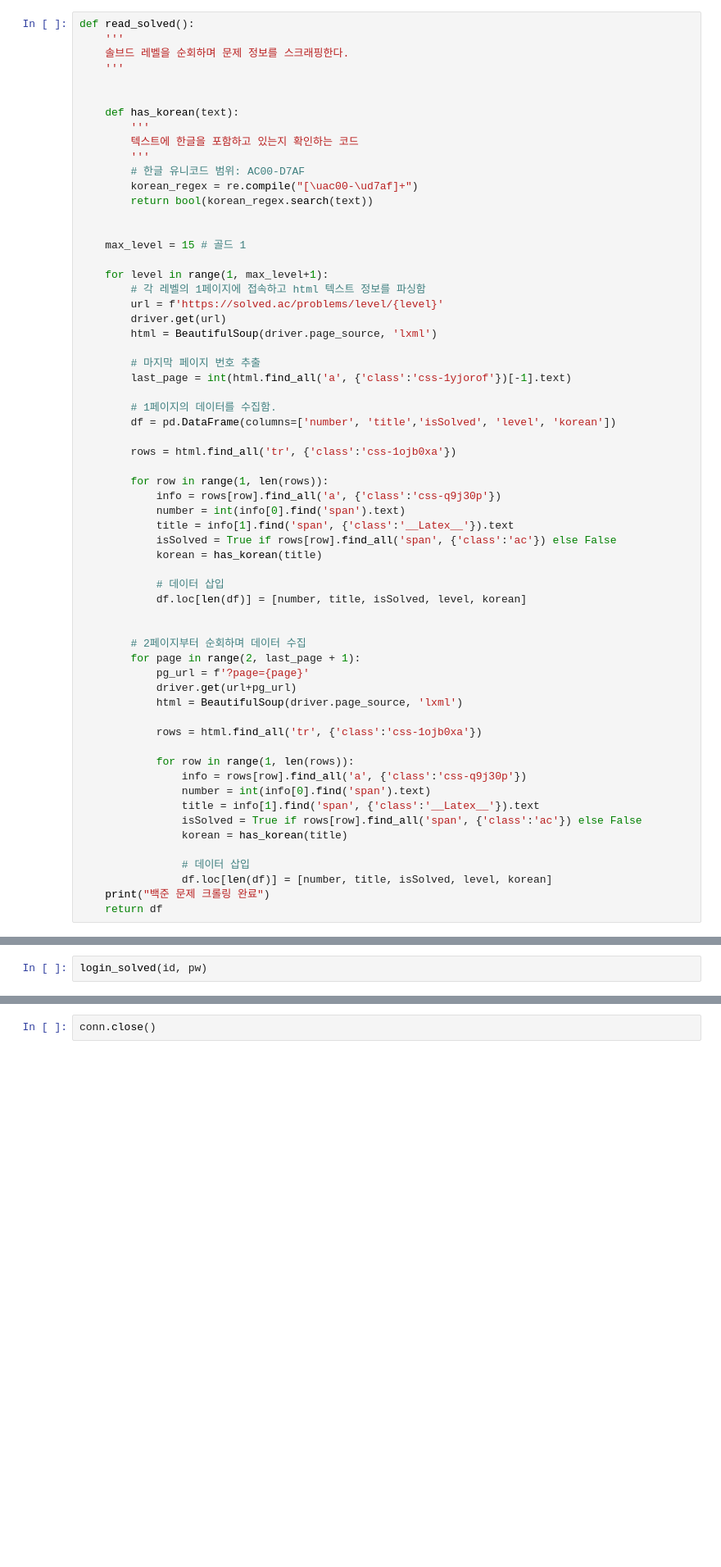
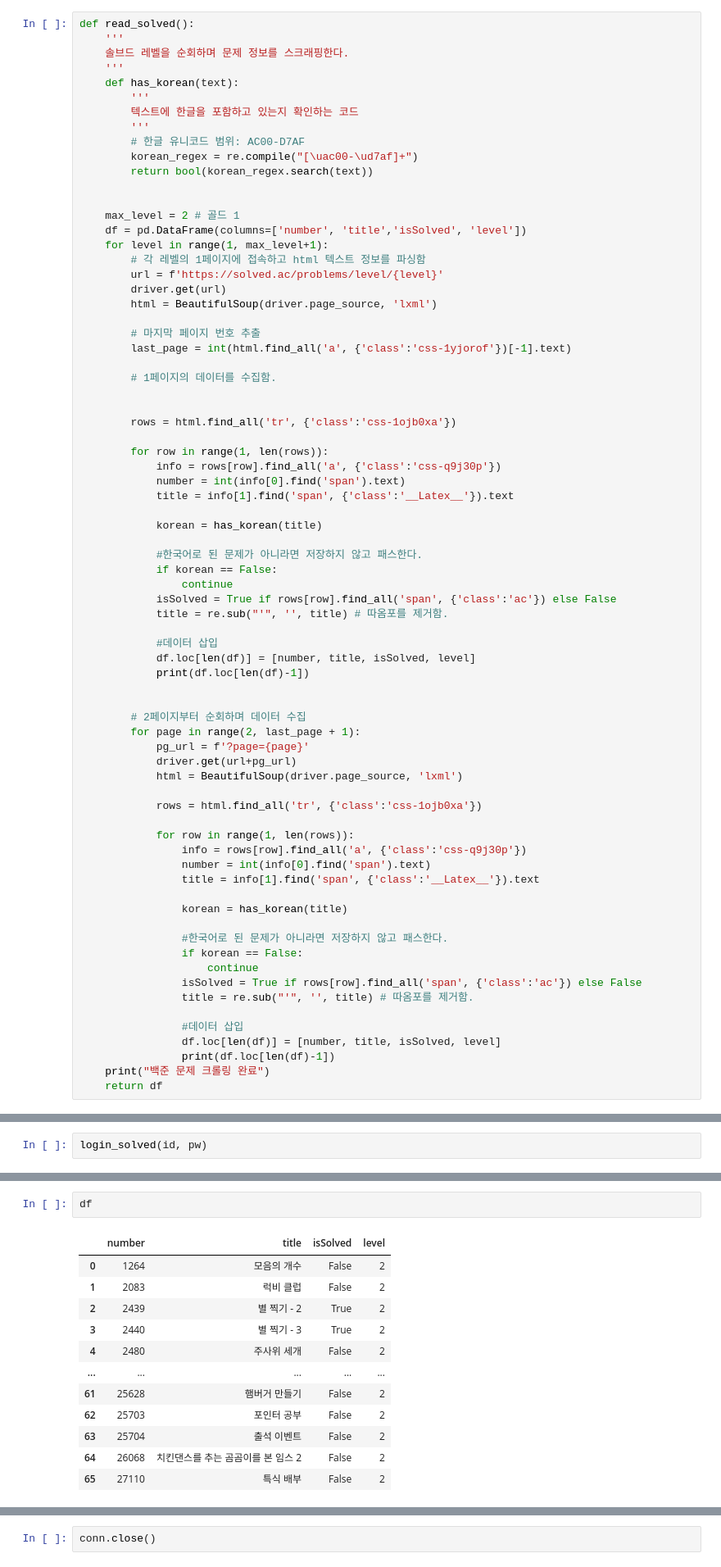
Before and after one commit to tiod0611/Automation_repo, a Jupyter notebook: 깃헙인증_자동화/test.ipynb, the cells around one changed output, grey strips where cells are left out. Shown: that part at 82% size. Cells and saved outputs as stored; diff of their text form; blank space fills up the shorter version.

```diff
--- a/깃헙인증_자동화/test.ipynb
+++ b/깃헙인증_자동화/test.ipynb
@@ -84,8 +81,6 @@ def read_solved():
     '''
     솔브드 레벨을 순회하며 문제 정보를 스크래핑한다.
     '''
-
-
     def has_korean(text):
         '''
         텍스트에 한글을 포함하고 있는지 확인하는 코드
@@ -95,8 +90,8 @@ def read_solved():
         return bool(korean_regex.search(text))
 
 
-    max_level = 15 # 골드 1
-
+    max_level = 2 # 골드 1
+    df = pd.DataFrame(columns=['number', 'title','isSolved', 'level'])
     for level in range(1, max_level+1):
         # 각 레벨의 1페이지에 접속하고 html 텍스트 정보를 파싱함
         url = f'https://solved.ac/problems/level/{level}'
@@ -107,7 +102,7 @@ def read_solved():
         last_page = int(html.find_all('a', {'class':'css-1yjorof'})[-1].text)
 
         # 1페이지의 데이터를 수집함.
-        df = pd.DataFrame(columns=['number', 'title','isSolved', 'level', 'korean'])
+
 
         rows = html.find_all('tr', {'class':'css-1ojb0xa'})
 
@@ -115,11 +110,18 @@ def read_solved():
             info = rows[row].find_all('a', {'class':'css-q9j30p'})
             number = int(info[0].find('span').text)
             title = info[1].find('span', {'class':'__Latex__'}).text
-            isSolved = True if rows[row].find_all('span', {'class':'ac'}) else False
+
             korean = has_korean(title)
 
-            # 데이터 삽입
-            df.loc[len(df)] = [number, title, isSolved, level, korean]
+            #한국어로 된 문제가 아니라면 저장하지 않고 패스한다.
+            if korean == False:
+                continue
+            isSolved = True if rows[row].find_all('span', {'class':'ac'}) else False
+            title = re.sub("'", '', title) # 따옴포를 제거함.
+
+            #데이터 삽입
+            df.loc[len(df)] = [number, title, isSolved, level]
+            print(df.loc[len(df)-1])
 
 
         # 2페이지부터 순회하며 데이터 수집
@@ -134,11 +136,18 @@ def read_solved():
                 info = rows[row].find_all('a', {'class':'css-q9j30p'})
                 number = int(info[0].find('span').text)
                 title = info[1].find('span', {'class':'__Latex__'}).text
-                isSolved = True if rows[row].find_all('span', {'class':'ac'}) else False
+
                 korean = has_korean(title)
 
-                # 데이터 삽입
-                df.loc[len(df)] = [number, title, isSolved, level, korean]
+                #한국어로 된 문제가 아니라면 저장하지 않고 패스한다.
+                if korean == False:
+                    continue
+                isSolved = True if rows[row].find_all('span', {'class':'ac'}) else False
+                title = re.sub("'", '', title) # 따옴포를 제거함.
+
+                #데이터 삽입
+                df.loc[len(df)] = [number, title, isSolved, level]
+                print(df.loc[len(df)-1])
     print("백준 문제 크롤링 완료")
     return df
 # %%
@@ -164 +189,16 @@ df=read_solved()
 백준 문제 크롤링 완료
+# %%
+df
+# %% [output]
+|  | number | title | isSolved | level |
+| 0 | 1264 | 모음의 개수 | False | 2 |
+| 1 | 2083 | 럭비 클럽 | False | 2 |
+| 2 | 2439 | 별 찍기 - 2 | True | 2 |
+| 3 | 2440 | 별 찍기 - 3 | True | 2 |
+| 4 | 2480 | 주사위 세개 | False | 2 |
+| ... | ... | ... | ... | ... |
+| 61 | 25628 | 햄버거 만들기 | False | 2 |
+| 62 | 25703 | 포인터 공부 | False | 2 |
+| 63 | 25704 | 출석 이벤트 | False | 2 |
+| 64 | 26068 | 치킨댄스를 추는 곰곰이를 본 임스 2 | False | 2 |
+| 65 | 27110 | 특식 배부 | False | 2 |
```
Also changed, not shown: parts of 5 cells of this notebook, 1 other file.
